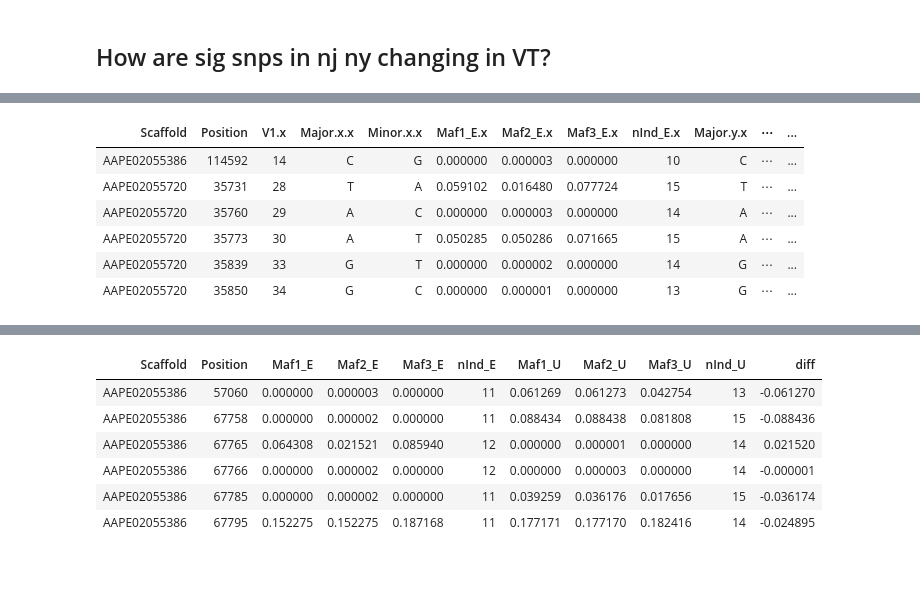
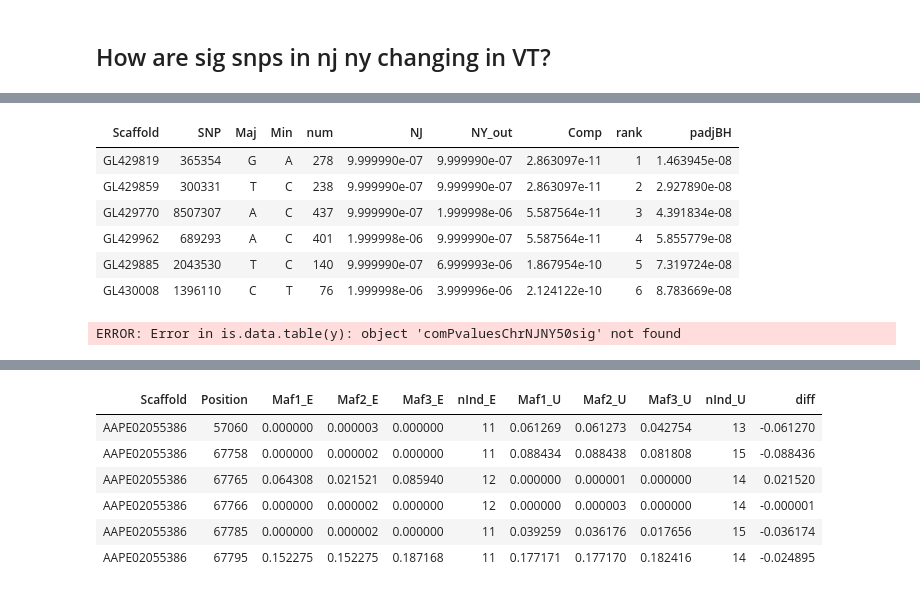
Before and after one commit to sagw/WNS_WGS, a Jupyter notebook: Notebooks/Angsd_all_SNP_graphs.ipynb, the cells around one changed output, grey strips where cells are left out. Cells and saved outputs as stored; diff of their text form; code cells hidden in the pictures.

```diff
--- a/Notebooks/Angsd_all_SNP_graphs.ipynb
+++ b/Notebooks/Angsd_all_SNP_graphs.ipynb
@@ -323,14 +323,14 @@ njnyeusnps_nrAll=fread("~/WGS/SNPS/All_mylu/snps/njnyeu50snps_nrAll.csv")
 # %%
-comPvaluesChrNJNY50sig=read.csv("~/WGS/SNPS/All_mylu/snps/NJNY502_sigCompvalues_nr_Ne424_296.csv", row.names=1)
-comPvaluesChrNJNY50sig_out=read.csv("~/WGS/SNPS/All_mylu/snps/NJNY502noout_sigCompvalues_nr_Ne424_296.csv", row.names=1)
+#comPvaluesChrNJNY50sig=read.csv("~/WGS/SNPS/All_mylu/snps/NJNY502_sigCompvalues_nr_Ne424_296.csv", row.names=1)
+comPvaluesChrNJNY50sig_out=read.csv("/data/sarahgw/WGS/SNPS/All_mylu/snps/NJNY502noout_sigCompvalues_nr_Ne424_296_low.csv", row.names=1)
 # %%
-head(njnyeusnps_nrAll)
+head(comPvaluesChrNJNY50sig_out)
 # %% [output]
-| Scaffold | Position | V1.x | Major.x.x | Minor.x.x | Maf1_E.x | Maf2_E.x | Maf3_E.x | nInd_E.x | Major.y.x | ⋯ | ... |
-| AAPE02055386 | 114592 | 14 | C | G | 0.000000 | 0.000003 | 0.000000 | 10 | C | ⋯ | ... |
-| AAPE02055720 | 35731 | 28 | T | A | 0.059102 | 0.016480 | 0.077724 | 15 | T | ⋯ | ... |
-| AAPE02055720 | 35760 | 29 | A | C | 0.000000 | 0.000003 | 0.000000 | 14 | A | ⋯ | ... |
-| AAPE02055720 | 35773 | 30 | A | T | 0.050285 | 0.050286 | 0.071665 | 15 | A | ⋯ | ... |
-| AAPE02055720 | 35839 | 33 | G | T | 0.000000 | 0.000002 | 0.000000 | 14 | G | ⋯ | ... |
-| AAPE02055720 | 35850 | 34 | G | C | 0.000000 | 0.000001 | 0.000000 | 13 | G | ⋯ | ... |
+| Scaffold | SNP | Maj | Min | num | NJ | NY_out | Comp | rank | padjBH |
+| GL429819 | 365354 | G | A | 278 | 9.999990e-07 | 9.999990e-07 | 2.863097e-11 | 1 | 1.463945e-08 |
+| GL429859 | 300331 | T | C | 238 | 9.999990e-07 | 9.999990e-07 | 2.863097e-11 | 2 | 2.927890e-08 |
+| GL429770 | 8507307 | A | C | 437 | 9.999990e-07 | 1.999998e-06 | 5.587564e-11 | 3 | 4.391834e-08 |
+| GL429962 | 689293 | A | C | 401 | 1.999998e-06 | 9.999990e-07 | 5.587564e-11 | 4 | 5.855779e-08 |
+| GL429885 | 2043530 | T | C | 140 | 9.999990e-07 | 6.999993e-06 | 1.867954e-10 | 5 | 7.319724e-08 |
+| GL430008 | 1396110 | C | T | 76 | 1.999998e-06 | 3.999996e-06 | 2.124122e-10 | 6 | 8.783669e-08 |
 # %%
@@ -339,4 +339,6 @@ colnames(comPvaluesChrNJNY50sig)=c("Scaffold",  "Position", "Major", "Minor", "N
 # %%
-mafsNJNY50Sig=merge(njnyeusnps_nrAll, comPvaluesChrNJNY50sig, by=c("Scaffold", "Position"))
+#mafsNJNY50Sig=merge(njnyeusnps_nrAll, comPvaluesChrNJNY50sig, by=c("Scaffold", "Position"))
+# %% [output]
+ERROR: Error in is.data.table(y): object 'comPvaluesChrNJNY50sig' not found
 # %%
 mafsNJNY50Sigout=merge(njnyeusnps_nrAll, comPvaluesChrNJNY50sig_out, by=c("Scaffold", "Position"))
```
Also changed, not shown: parts of 56 cells of this notebook, 25 other files.
